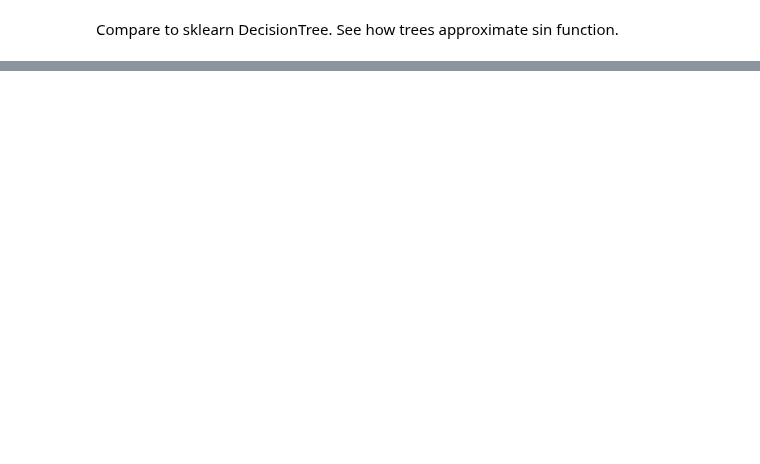
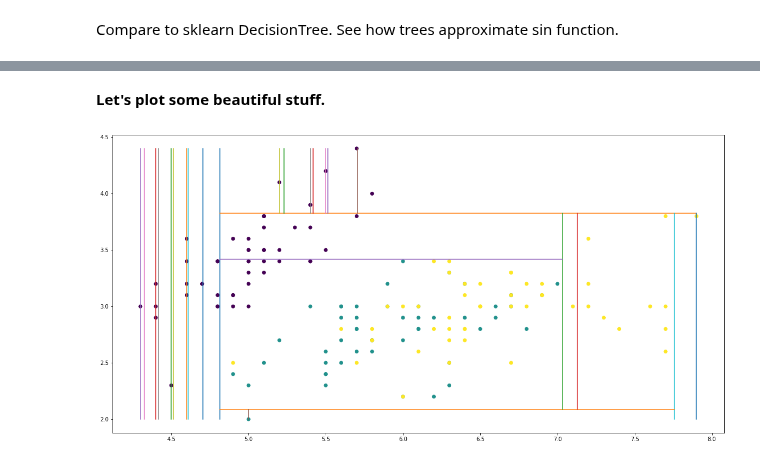
Before and after one commit to tigranfah/machine_learning, a Jupyter notebook: ACA_course/machine_learning/homeworks/homework5/DecisionTreeHomework.ipynb, the cells around one changed output, grey strips where cells are left out. Saved outputs shown, nothing was run; the diff lists cells and outputs as text; code cells hidden in the pictures; blank space fills up the shorter version.

```diff
--- a/ACA_course/machine_learning/homeworks/homework5/DecisionTreeHomework.ipynb
+++ b/ACA_course/machine_learning/homeworks/homework5/DecisionTreeHomework.ipynb
@@ -107,0 +178,29 @@ plt.scatter(X, t.predict(X.reshape(-1, 1)), color="red")
+# %% [markdown]
+**Let's plot some beautiful stuff.**
+# %%
+X, y = load_iris(return_X_y=True)
+X = X[:, :2]
+# %%
+tree = trees.ImpDecisionTreeClassifier(5)
+tree.fit(X, y)
+# %%
+plt.figure(figsize = (20,10))
+plt.scatter(X[:, 0], X[:, 1], c=y)
+
+def plot_node(node, f1_min, f2_min, f1_max, f2_max):
+
+    if node.split_index == 0:
+        plt.plot([node.split_value, node.split_value], [f2_min, f2_max])
+        if node.sub_node1 and node.sub_node2:
+            plot_node(node.sub_node1, node.split_value, f2_min, f1_max, f2_max)
+            plot_node(node.sub_node2, f1_min, f2_min, node.split_value, f2_max)
+    elif node.split_index == 1:
+        plt.plot([f1_min, f1_max], [node.split_value, node.split_value])
+        if node.sub_node1 and node.sub_node2:
+            plot_node(node.sub_node1, f1_min, node.split_value, f1_max, f2_max)
+            plot_node(node.sub_node2, f1_min, f2_min, f1_max, node.split_value)
+
+
+plot_node(tree.root_node, X[:, 0].min(), X[:, 1].min(), X[:, 0].max(), X[:, 1].max())
+# %% [output]
+[figure, added]
```
Also changed, not shown: parts of 26 cells of this notebook, 2 other files.
